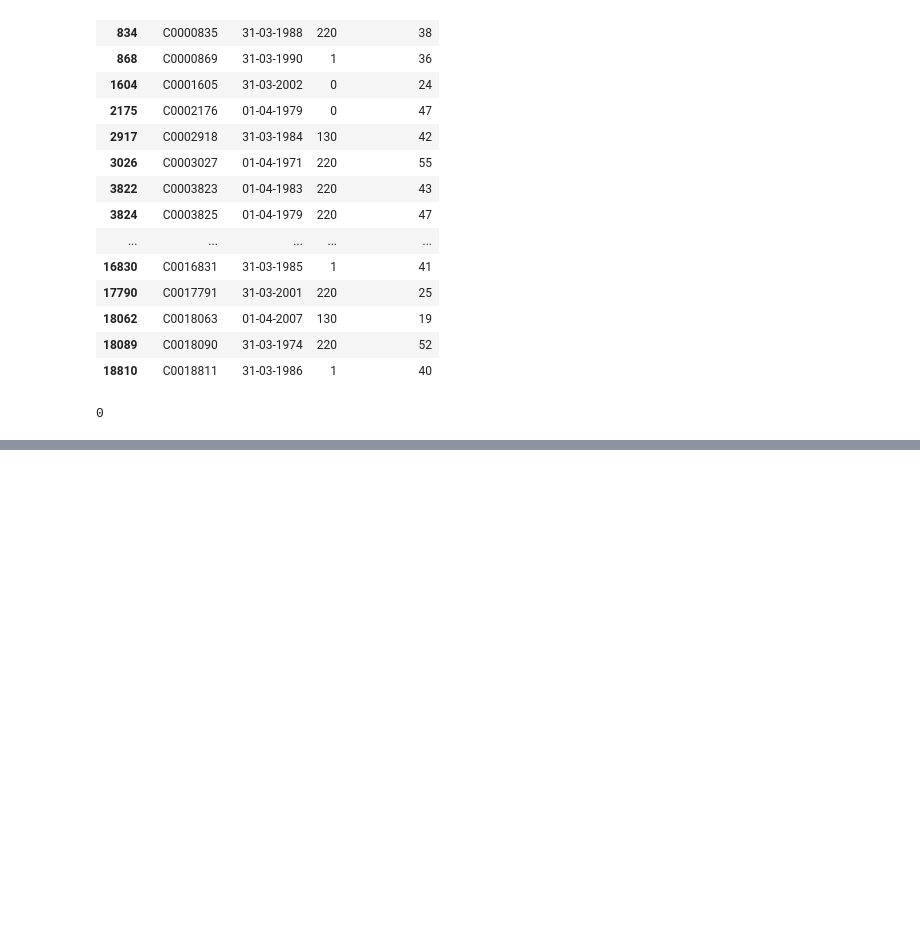
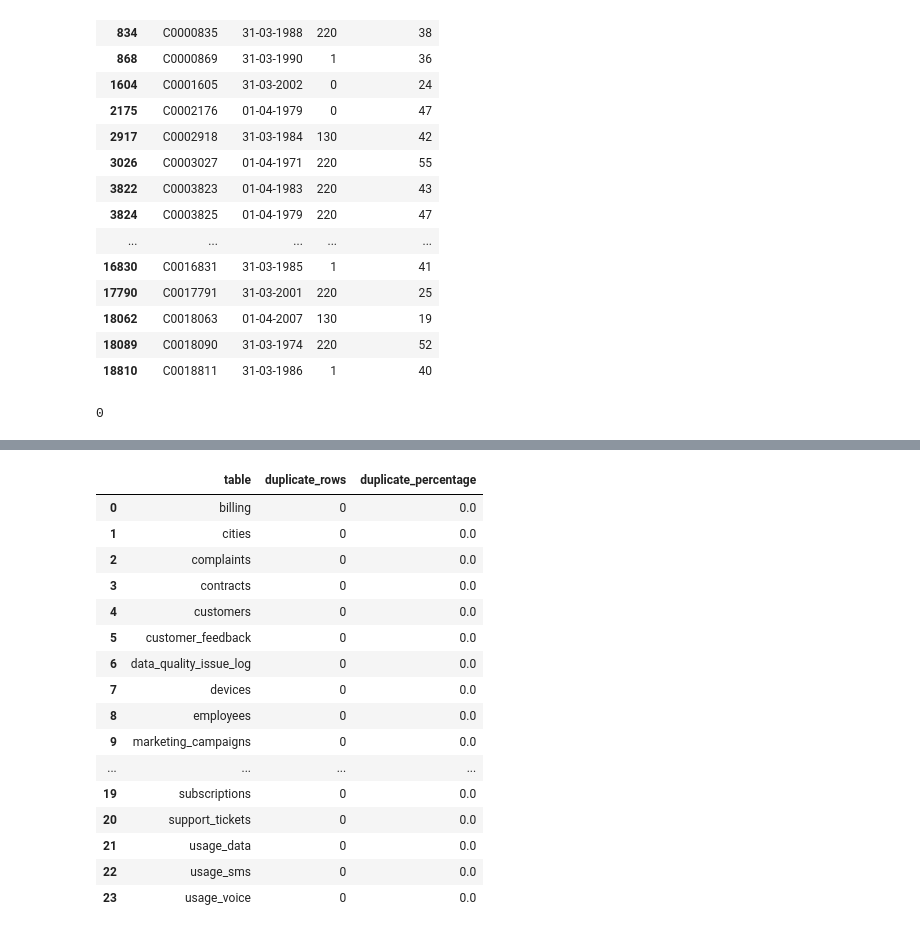
Before and after one commit to chawdadarsh215-ctrl/NexaTel-Customer-Churn-Analytics, a Jupyter notebook: notebooks/Phase1_DataCleaning_DarshChawda.ipynb, the cells around one changed output, grey strips where cells are left out. Saved outputs shown, nothing was run; the diff lists cells and outputs as text; code cells hidden in the pictures; blank space fills up the shorter version.

```diff
--- a/notebooks/Phase1_DataCleaning_DarshChawda.ipynb
+++ b/notebooks/Phase1_DataCleaning_DarshChawda.ipynb
@@ -825,0 +2806,11 @@ age_mismatch_after.shape[0]
+# %%
+customer_rows_before = len(customers)
+
+customers = customers.drop_duplicates(
+    subset=["customer_id"],
+    keep="first"
+)
+
+customer_rows_after = len(customers)
+
+customer_rows_before - customer_rows_after
@@ -825,0 +2869,37 @@ age_mismatch_after.shape[0]
+# %%
+final_duplicate_report = pd.DataFrame([
+    {
+        "table": name,
+        "duplicate_rows": df.duplicated().sum(),
+        "duplicate_percentage": round(
+            df.duplicated().sum() / len(df) * 100, 3
+        )
+    }
+    for name, df in data.items()
+])
+
+final_duplicate_report = (
+    final_duplicate_report
+    .sort_values("duplicate_rows", ascending=False)
+    .reset_index(drop=True)
+)
+
+final_duplicate_report
+# %% [output]
+|  | table | duplicate_rows | duplicate_percentage |
+| 0 | billing | 0 | 0.0 |
+| 1 | cities | 0 | 0.0 |
+| 2 | complaints | 0 | 0.0 |
+| 3 | contracts | 0 | 0.0 |
+| 4 | customers | 0 | 0.0 |
+| 5 | customer_feedback | 0 | 0.0 |
+| 6 | data_quality_issue_log | 0 | 0.0 |
+| 7 | devices | 0 | 0.0 |
+| 8 | employees | 0 | 0.0 |
+| 9 | marketing_campaigns | 0 | 0.0 |
+| ... | ... | ... | ... |
+| 19 | subscriptions | 0 | 0.0 |
+| 20 | support_tickets | 0 | 0.0 |
+| 21 | usage_data | 0 | 0.0 |
+| 22 | usage_sms | 0 | 0.0 |
+| 23 | usage_voice | 0 | 0.0 |
```
Also changed, not shown: parts of 224 cells of this notebook, 24 other files.
